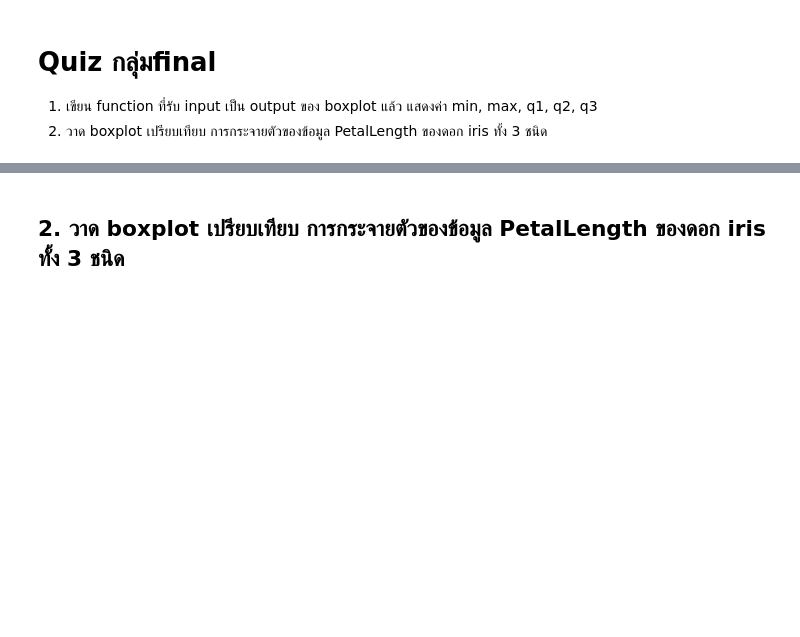
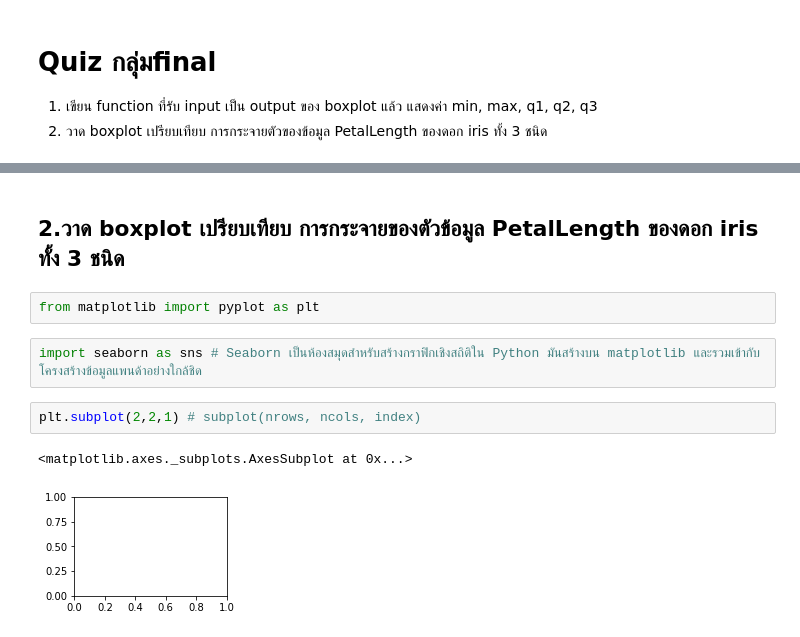
Before and after one commit to naruemonssp/data_viz_2022, a Jupyter notebook: DataViz02_Data_Distribution_.ipynb, the cells around one changed output, grey strips where cells are left out. Saved outputs shown, nothing was run; the diff lists cells and outputs as text; blank space fills up the shorter version.

```diff
--- a/DataViz02_Data_Distribution_.ipynb
+++ b/DataViz02_Data_Distribution_.ipynb
@@ -314,2 +335,11 @@ box_vals(ybp,vert=False)
 # %% [markdown]
-## 2. วาด boxplot เปรียบเทียบ การกระจายตัวของข้อมูล PetalLength ของดอก iris ทั้ง 3 ชนิด
+## 2.วาด boxplot เปรียบเทียบ การกระจายของตัวข้อมูล PetalLength ของดอก iris ทั้ง 3 ชนิด
+# %%
+from matplotlib import pyplot as plt
+# %%
+import seaborn as sns # Seaborn เป็นห้องสมุดสำหรับสร้างกราฟิกเชิงสถิติใน Python มันสร้างบน matplotlib และรวมเข้ากับโครงสร้างข้อมูลแพนด้าอย่างใกล้ชิด
+# %%
+plt.subplot(2,2,1) # subplot(nrows, ncols, index)
+# %% [output]
+<matplotlib.axes._subplots.AxesSubplot at 0x...>
+[figure, added]
```
Also changed, not shown: parts of 12 cells of this notebook.
